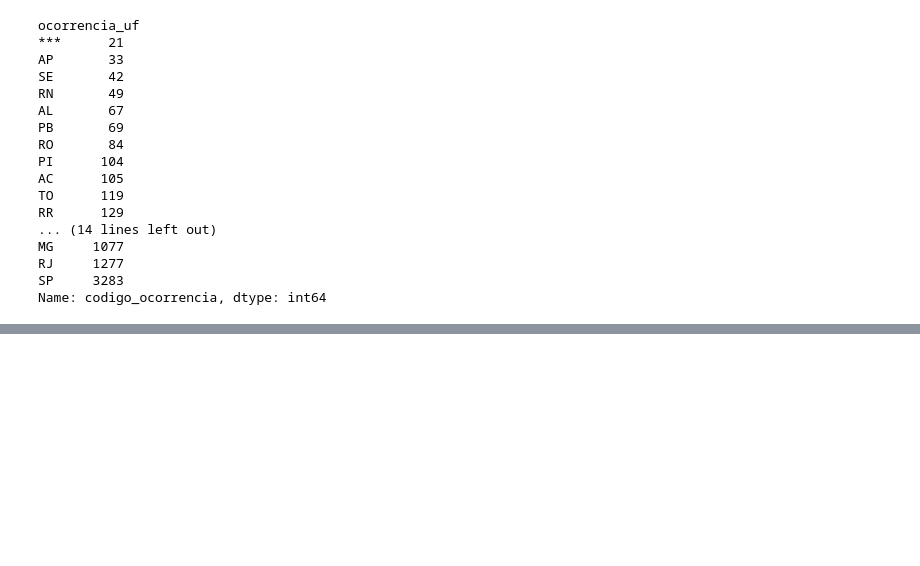
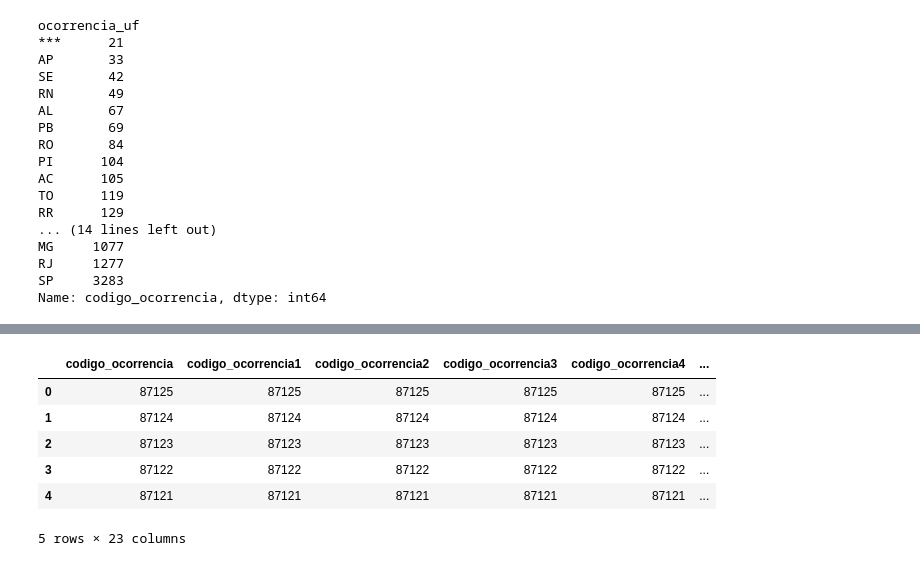
Before and after one commit to RaphaelLeivas/dcc-212, a Jupyter notebook: studies/pandas_study.ipynb, the cells around one changed output, grey strips where cells are left out. Saved outputs shown, nothing was run; the diff lists cells and outputs as text; code cells hidden in the pictures; blank space fills up the shorter version.

```diff
--- a/studies/pandas_study.ipynb
+++ b/studies/pandas_study.ipynb
@@ -74,0 +85,17 @@ Name: codigo_ocorrencia, dtype: int64
+# %%
+# transformações no dataframe
+def get_year(date_str):
+    return int(date_str.split('/')[2])
+
+# add no dataframe
+datas = ocorrencia['ocorrencia_dia']
+ocorrencia = ocorrencia.assign(ocorrencia_ano=datas.apply(get_year)) # cria nova coluna ocorrencia_ano
+ocorrencia.head(5)
+# %% [output]
+|  | codigo_ocorrencia | codigo_ocorrencia1 | codigo_ocorrencia2 | codigo_ocorrencia3 | codigo_ocorrencia4 | ... |
+| 0 | 87125 | 87125 | 87125 | 87125 | 87125 | ... |
+| 1 | 87124 | 87124 | 87124 | 87124 | 87124 | ... |
+| 2 | 87123 | 87123 | 87123 | 87123 | 87123 | ... |
+| 3 | 87122 | 87122 | 87122 | 87122 | 87122 | ... |
+| 4 | 87121 | 87121 | 87121 | 87121 | 87121 | ... |
+5 rows × 23 columns
```
Also changed, not shown: parts of 3 cells of this notebook, 1 other file.
